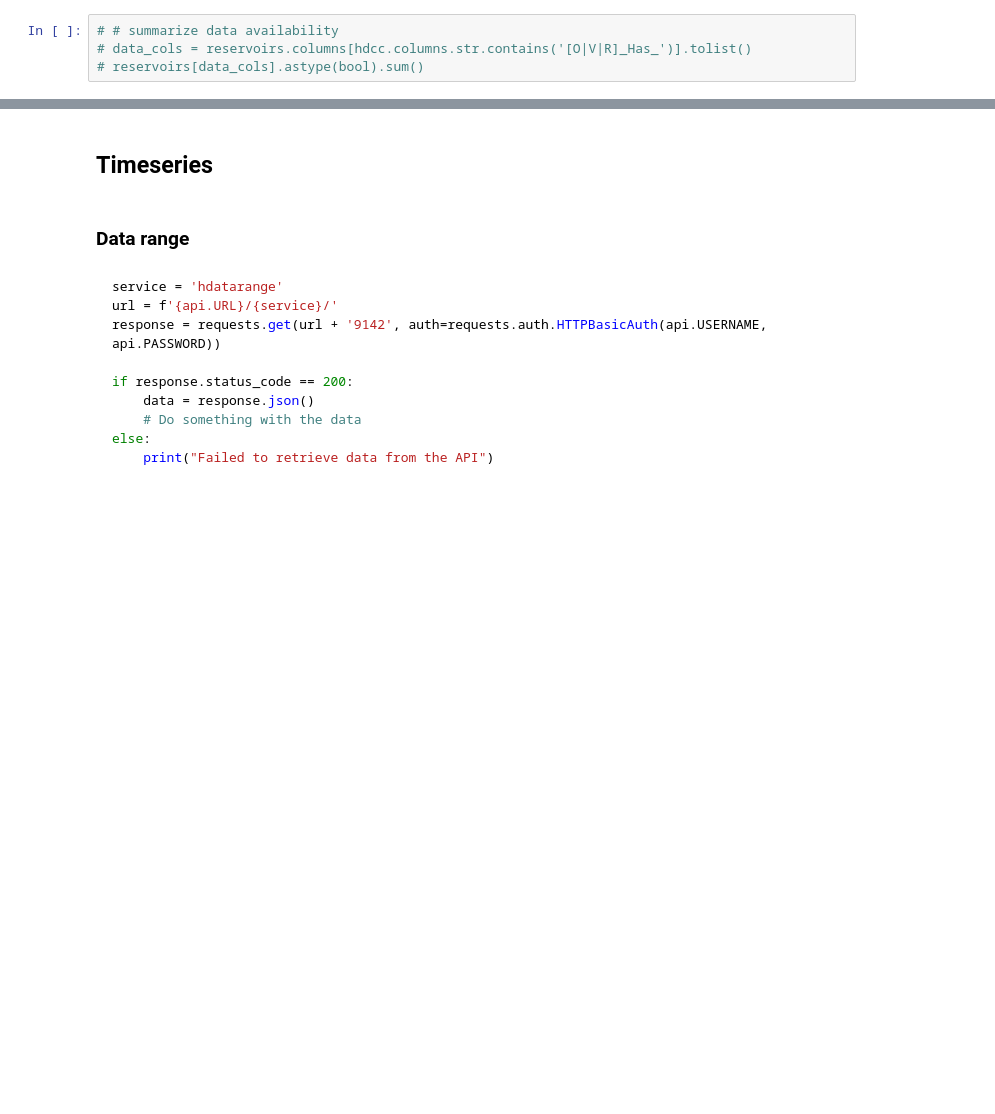
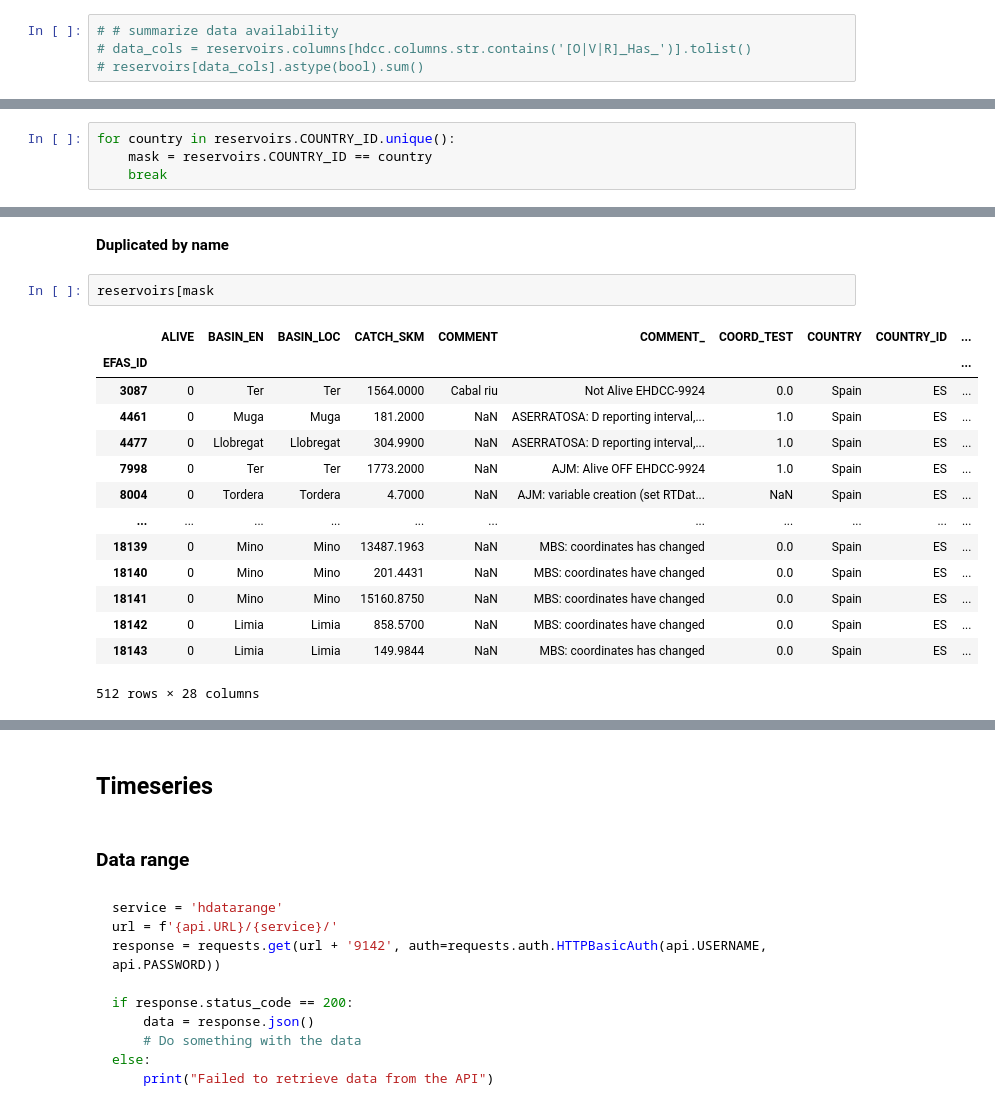
Before and after one commit to casadoj/lisflood-reservoirs, a Jupyter notebook: notebook/HDCC_download.ipynb, the cells around one changed output, grey strips where cells are left out. Cells and saved outputs as stored; diff of their text form; blank space fills up the shorter version.

```diff
--- a/notebook/HDCC_download.ipynb
+++ b/notebook/HDCC_download.ipynb
@@ -121,0 +273,4 @@ reservoirs.to_file(PATH_GIS / 'reservoirs_HDMS.shp')
+# %%
+for country in reservoirs.COUNTRY_ID.unique():
+    mask = reservoirs.COUNTRY_ID == country
+    break
@@ -121,0 +296,19 @@ reservoirs.to_file(PATH_GIS / 'reservoirs_HDMS.shp')
+# %% [markdown]
+**Duplicated by name**
+# %%
+reservoirs[mask
+# %% [output]
+|  | ALIVE | BASIN_EN | BASIN_LOC | CATCH_SKM | COMMENT | COMMENT_ | COORD_TEST | COUNTRY | COUNTRY_ID | ... |
+| EFAS_ID |  |  |  |  |  |  |  |  |  | ... |
+| 3087 | 0 | Ter | Ter | 1564.0000 | Cabal riu | Not Alive EHDCC-9924 | 0.0 | Spain | ES | ... |
+| 4461 | 0 | Muga | Muga | 181.2000 | NaN | ASERRATOSA: D reporting interval,... | 1.0 | Spain | ES | ... |
+| 4477 | 0 | Llobregat | Llobregat | 304.9900 | NaN | ASERRATOSA: D reporting interval,... | 1.0 | Spain | ES | ... |
+| 7998 | 0 | Ter | Ter | 1773.2000 | NaN | AJM: Alive OFF EHDCC-9924 | 1.0 | Spain | ES | ... |
+| 8004 | 0 | Tordera | Tordera | 4.7000 | NaN | AJM: variable creation (set RTDat... | NaN | Spain | ES | ... |
+| ... | ... | ... | ... | ... | ... | ... | ... | ... | ... | ... |
+| 18139 | 0 | Mino | Mino | 13487.1963 | NaN | MBS: coordinates has changed | 0.0 | Spain | ES | ... |
+| 18140 | 0 | Mino | Mino | 201.4431 | NaN | MBS: coordinates have changed | 0.0 | Spain | ES | ... |
+| 18141 | 0 | Mino | Mino | 15160.8750 | NaN | MBS: coordinates have changed | 0.0 | Spain | ES | ... |
+| 18142 | 0 | Limia | Limia | 858.5700 | NaN | MBS: coordinates have changed | 0.0 | Spain | ES | ... |
+| 18143 | 0 | Limia | Limia | 149.9844 | NaN | MBS: coordinates has changed | 0.0 | Spain | ES | ... |
+512 rows × 28 columns
```
Also changed, not shown: parts of 26 cells of this notebook, 3 other files.
